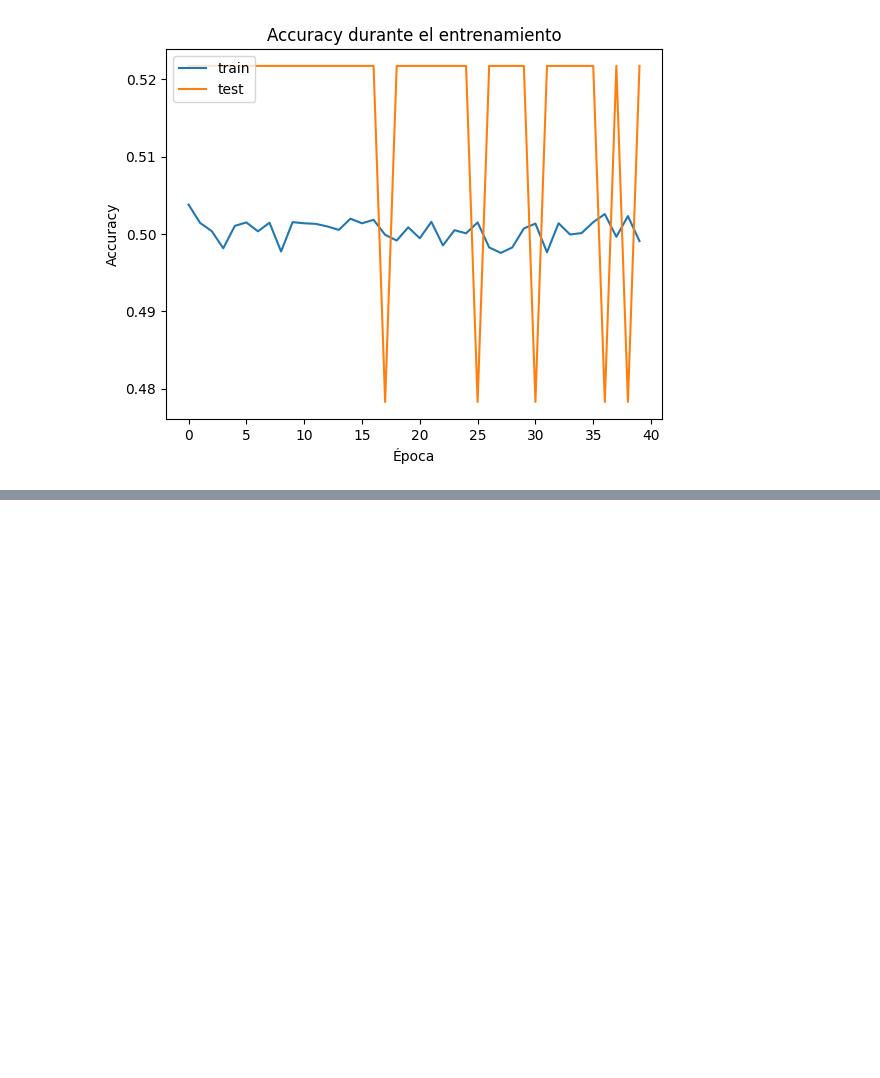
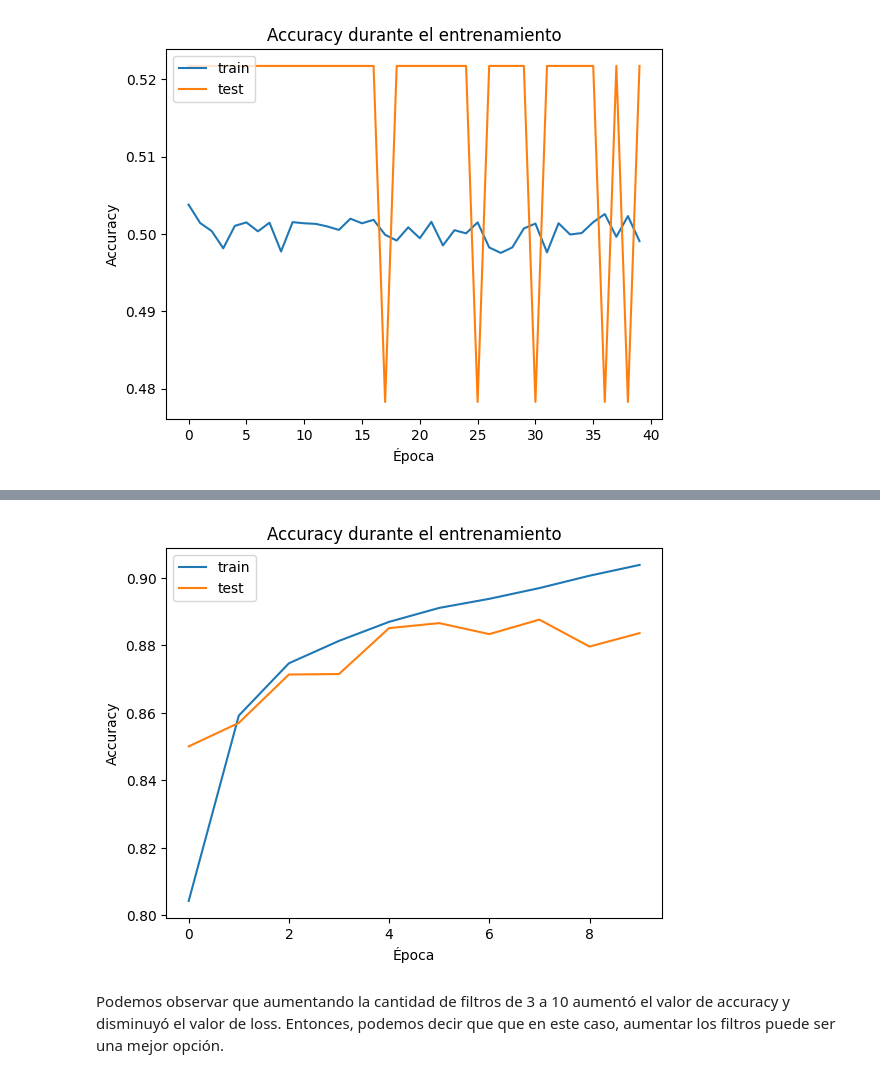
Before and after one commit to nachopalmieri/TP_ML_Aiasa_Fassanelli_Palmieri, a Jupyter notebook: tp3_celebfaces.ipynb, the cells around one changed output, grey strips where cells are left out. Drawn from its saved outputs; the diff is of its cells as text; code cells hidden in the pictures; blank space fills up the shorter version.

```diff
--- a/tp3_celebfaces.ipynb
+++ b/tp3_celebfaces.ipynb
@@ -852,0 +946,19 @@ learning_curve(history_mlp_8)
+# %%
+model_conv_2 = Sequential([
+    Convolution2D(input_shape=(SIZE,SIZE,IMAGES_CHANNELS), filters=10, kernel_size=(4, 4), strides=1, activation='relu'),
+    MaxPooling2D(pool_size=(4, 4)),
+    Flatten(),
+
+    Dense(20, activation='relu'),
+    Dense(15, activation='relu'),
+
+    Dense(1, activation='sigmoid'),
+])
+
+model_conv_2.compile(
+    optimizer='adam',
+    loss='binary_crossentropy',
+    metrics=['accuracy',],
+)
+
+model_conv_2.summary()
@@ -852,0 +983,7 @@ learning_curve(history_mlp_8)
+# %%
+history_conv_2 = model_conv_2.fit(
+    train_generator,
+    epochs=10,
+    batch_size=128,
+    validation_data=test_generator
+)
@@ -852,0 +1011,6 @@ learning_curve(history_mlp_8)
+# %%
+learning_curve(history_conv_2)
+# %% [output]
+[figure, added]
+# %% [markdown]
+Podemos observar que aumentando la cantidad de filtros de 3 a 10 aumentó el valor de accuracy y disminuyó el valor de loss. Entonces, podemos decir que que en este caso, aumentar los filtros puede ser una mejor opción.
```
Also changed, not shown: parts of 37 cells of this notebook.
